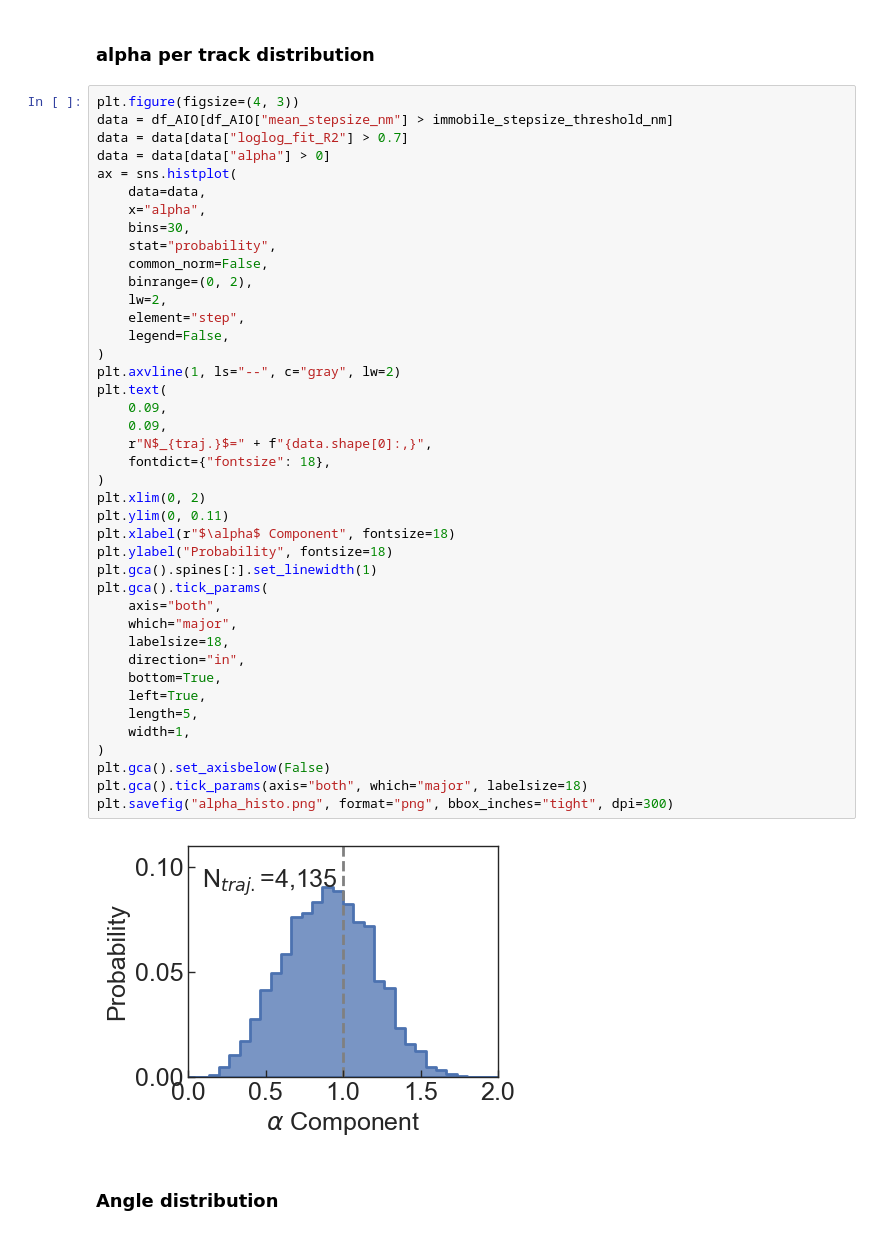
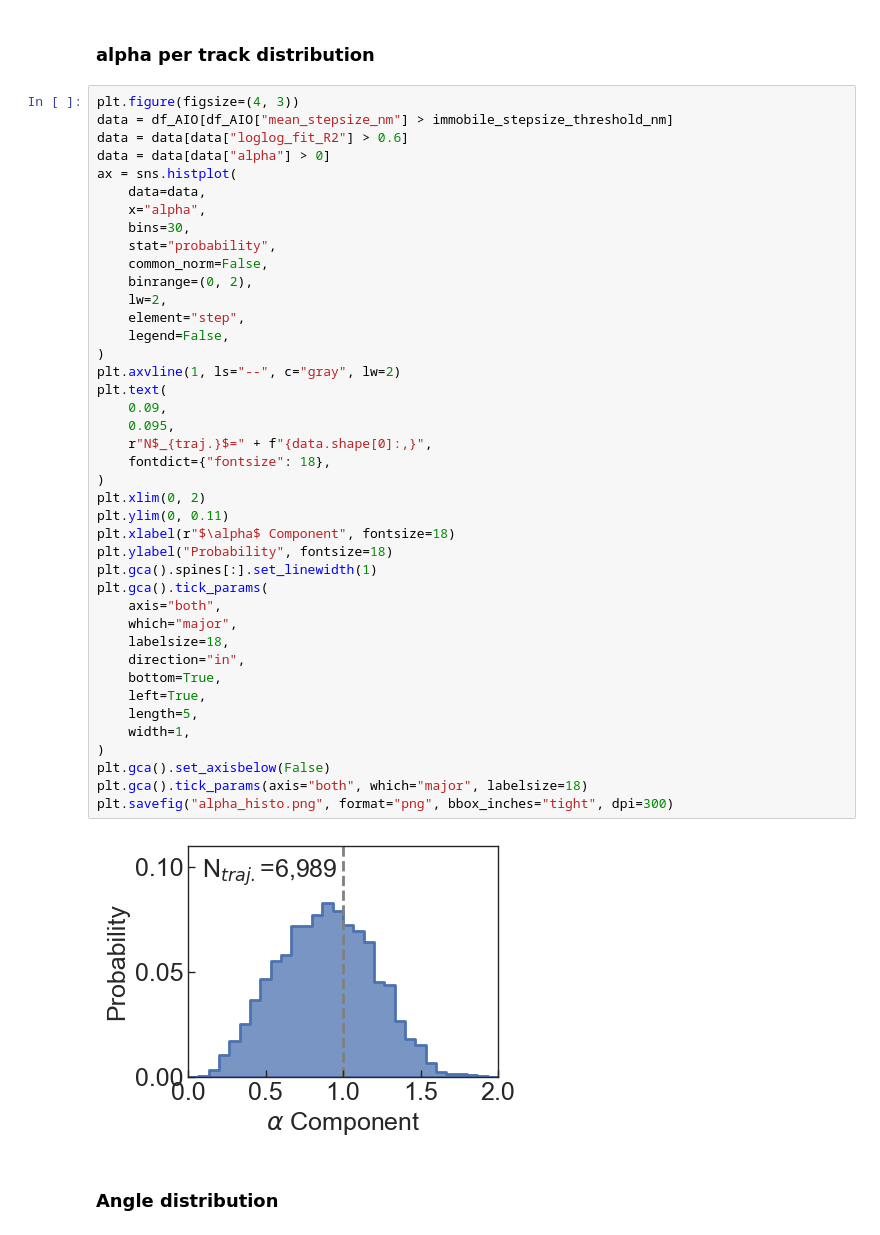
Before and after one commit to walterlab-um/Hyperosmotic_Confinement-Jump, a Jupyter notebook: plots/plot_AIO_stats.ipynb, the cells around one changed output. Cells and saved outputs as stored; diff of their text form.

```diff
--- a/plots/plot_AIO_stats.ipynb
+++ b/plots/plot_AIO_stats.ipynb
@@ -22,7 +22,7 @@ threshold_alpha = 0.7
 # %%
 plt.figure(figsize=(4, 3))
 data = df_AIO[df_AIO["mean_stepsize_nm"] > immobile_stepsize_threshold_nm]
-data = data[data["loglog_fit_R2"] > 0.7]
+data = data[data["loglog_fit_R2"] > 0.6]
 data = data[data["alpha"] > 0]
 ax = sns.histplot(
     data=data,
@@ -33,35 +33,35 @@ ax = sns.histplot(
     binrange=(0, 2),
     lw=2,
     element="step",
     legend=False,
 )
 plt.axvline(1, ls="--", c="gray", lw=2)
 plt.text(
     0.09,
-    0.09,
+    0.095,
     r"N$_{traj.}$=" + f"{data.shape[0]:,}",
     fontdict={"fontsize": 18},
 )
 plt.xlim(0, 2)
 plt.ylim(0, 0.11)
 plt.xlabel(r"$\alpha$ Component", fontsize=18)
 plt.ylabel("Probability", fontsize=18)
 plt.gca().spines[:].set_linewidth(1)
 plt.gca().tick_params(
     axis="both",
     which="major",
     labelsize=18,
     direction="in",
     bottom=True,
     left=True,
     length=5,
     width=1,
 )
 plt.gca().set_axisbelow(False)
 plt.gca().tick_params(axis="both", which="major", labelsize=18)
 plt.savefig("alpha_histo.png", format="png", bbox_inches="tight", dpi=300)
 # %% [output]
-[figure, old version]
+[figure, new version]
 # %% [markdown]
 ### Angle distribution
 # %%
```
Also changed, not shown: parts of 17 cells of this notebook.
